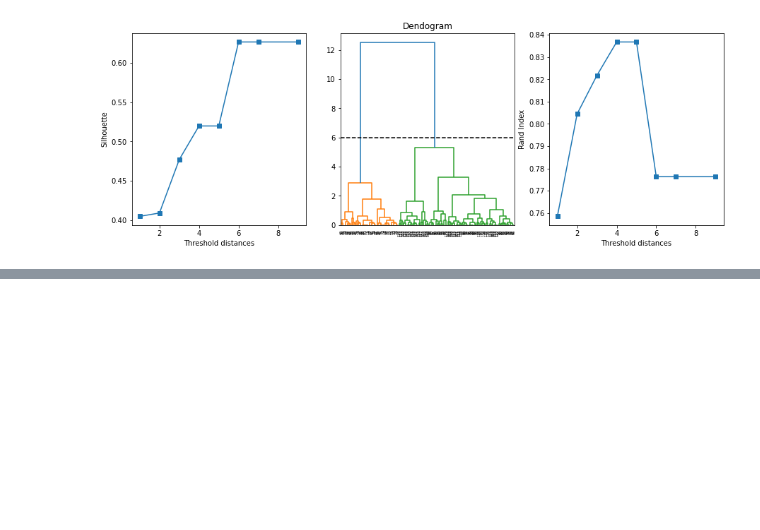
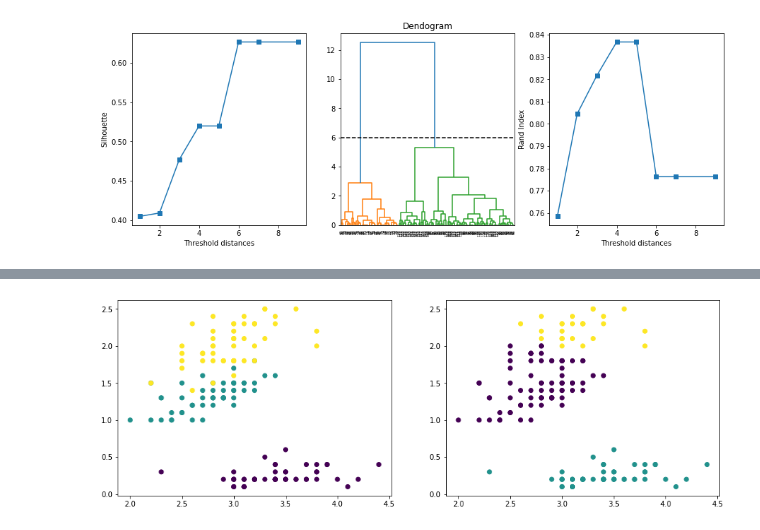
Before and after one commit to BlasFerreira/Machine_Learning, a Jupyter notebook: Unsupervised/1_Clustering/2-Hierarchical/1_iris_case/Iris_case_Hierarchical.ipynb, the cells around one changed output, grey strips where cells are left out. Saved outputs shown, nothing was run; the diff lists cells and outputs as text; code cells hidden in the pictures; blank space fills up the shorter version.

```diff
--- a/Unsupervised/1_Clustering/2-Hierarchical/1_iris_case/Iris_case_Hierarchical.ipynb
+++ b/Unsupervised/1_Clustering/2-Hierarchical/1_iris_case/Iris_case_Hierarchical.ipynb
@@ -183,0 +219,2 @@ plt.show()
+# %%
+cluster2.fit_predict(x3)
@@ -183,0 +229,9 @@ plt.show()
+# %%
+x3['labelsecondtraining'] = cluster2.labels_
+# %%
+fig, axs = plt.subplots(1,2,figsize=(15,5))
+axs[0].scatter( x=iris['SepalWidthCm'] , y=iris['PetalWidthCm'] , c=y )
+axs[1].scatter( x=x3['SepalWidthCm'] , y=x3['PetalWidthCm'] , c=x3['labelsecondtraining'] )
+plt.show()
+# %% [output]
+[figure, added]
```
Also changed, not shown: parts of 7 cells of this notebook.
